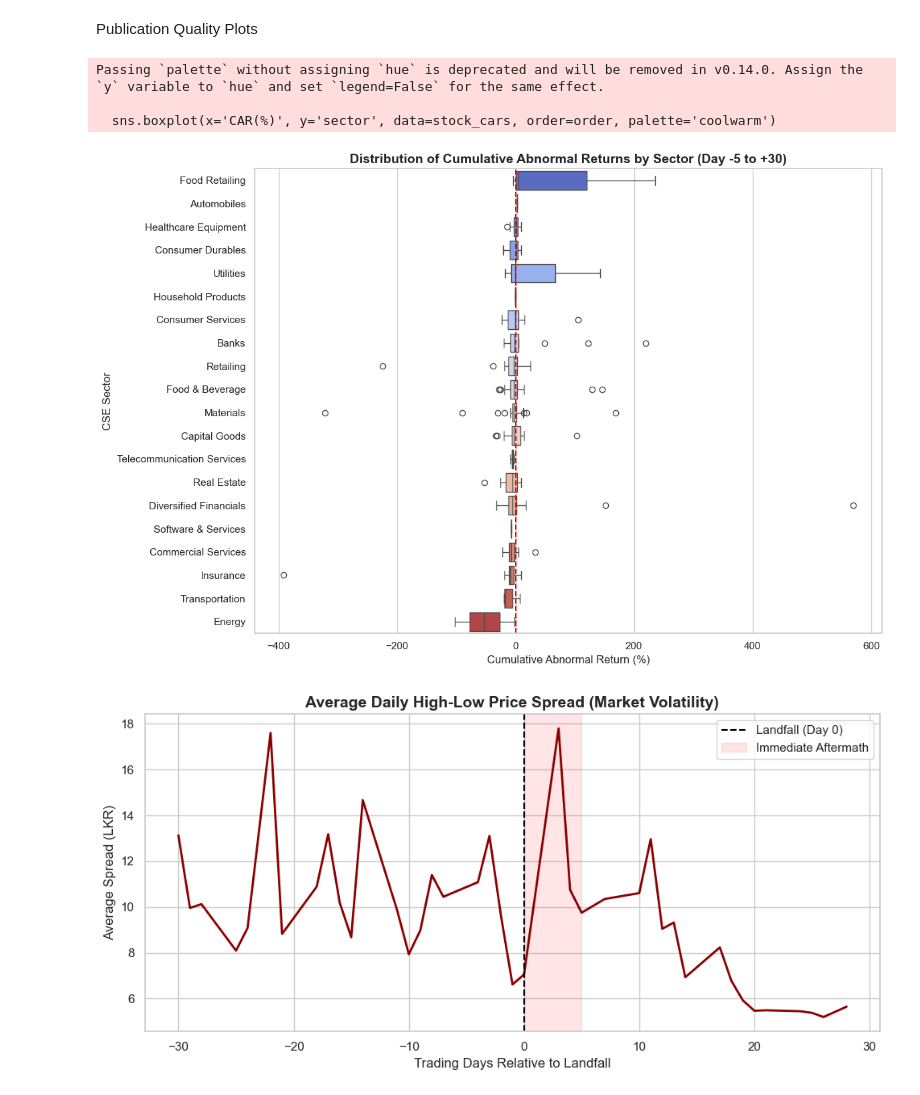
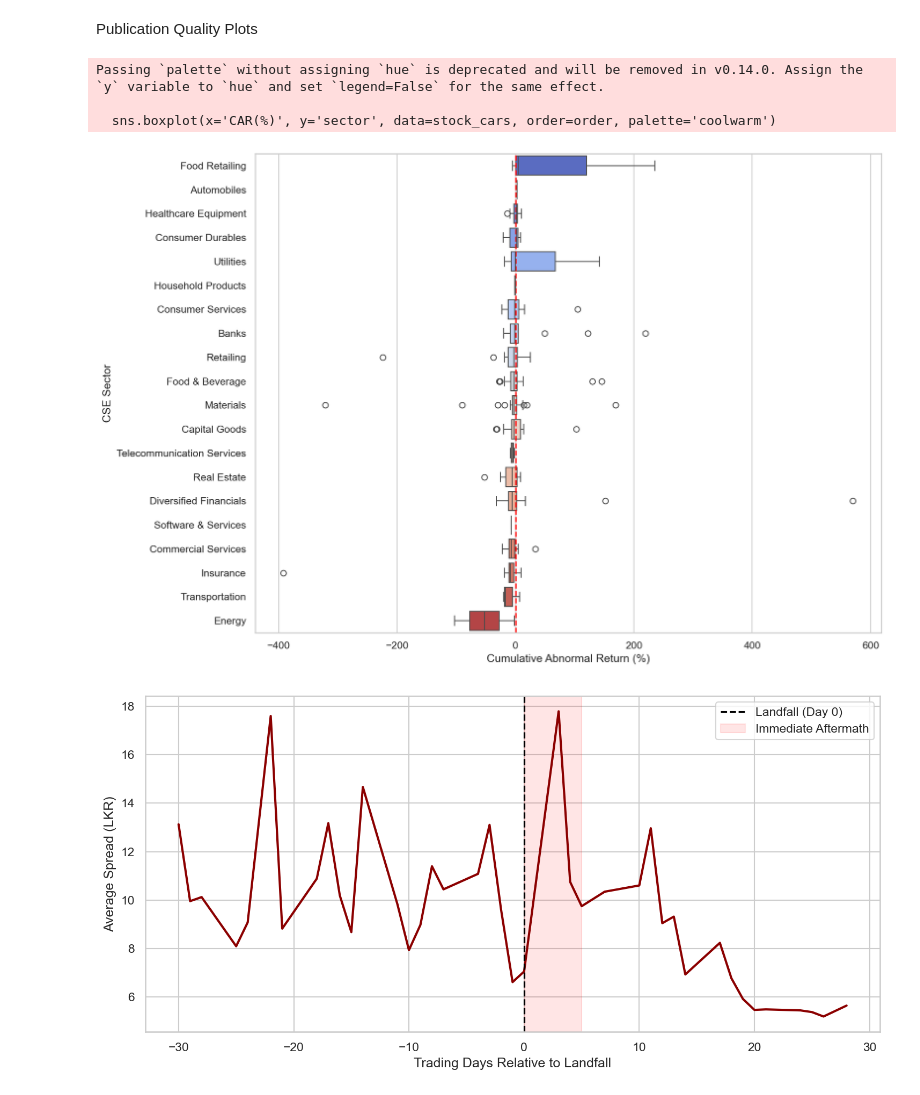
Before and after one commit to dehanf/Disaster-Shock-Market-Response, a Jupyter notebook: notebooks/Stats/07_Wilcoxon_and_Volatility.ipynb, the cells around one changed output. Drawn from its saved outputs; the diff is of its cells as text; code cells hidden in the pictures.

Commit message:
converted fig to pdf + added paper.tex

```diff
--- a/notebooks/Stats/07_Wilcoxon_and_Volatility.ipynb
+++ b/notebooks/Stats/07_Wilcoxon_and_Volatility.ipynb
@@ -18,3 +14,15 @@ Matplotlib is building the font cache; this may take a moment.
+# %%
+plt.rcParams.update({
+    'font.family'      : 'serif',
+    'font.size'        : 9,
+    'axes.titlesize'   : 10,
+    'axes.titleweight' : 'bold',
+    'axes.labelsize'   : 9,
+    'xtick.labelsize'  : 8,
+    'ytick.labelsize'  : 8,
+    'legend.fontsize'  : 8,
+    'figure.dpi'       : 150, # High resolution for paper quality
+})
 # %% [markdown]
 Load Data
 # %%
@@ -98,25 +106,24 @@ Publication Quality Plots
 # %%
 sns.set_theme(style="whitegrid")
 
 #1. Sector Car Plot[-5, +30]
 plt.figure(figsize=(12, 8))
 
 order = stock_cars.groupby('sector')['CAR(%)'].median().sort_values(ascending=False).index
 sns.boxplot(x='CAR(%)', y='sector', data=stock_cars, order=order, palette='coolwarm')
 
 plt.axvline(x=0, color='red', linestyle='--', linewidth=1.5)
-plt.title('Distribution of Cumulative Abnormal Returns by Sector (Day -5 to +30)', fontsize=14, fontweight='bold')
 plt.xlabel('Cumulative Abnormal Return (%)', fontsize=12)
 plt.ylabel('CSE Sector', fontsize=12)
 plt.tight_layout()
-plt.savefig('../../output/figs/sector_car_boxplot.png', dpi=300)
+plt.savefig('../../output/figs/sector_car_boxplot.pdf', dpi=300)
 plt.show()
 plt.close()
 # %% [output]
 Passing `palette` without assigning `hue` is deprecated and will be removed in v0.14.0. Assign the `y` variable to `hue` and set `legend=False` for the same effect.
 
   sns.boxplot(x='CAR(%)', y='sector', data=stock_cars, order=order, palette='coolwarm')
-[figure, old version]
+[figure, new version]
 # %%
 #2. Market Volatility over Time
 
@@ -126,16 +133,15 @@ plt.figure(figsize=(10, 5))
 sns.lineplot(x='day', y='Spread', data=daily_spread, color='darkred', linewidth=2)
 plt.axvline(x=0, color='black', linestyle='--', linewidth=1.5, label='Landfall (Day 0)')
 plt.axvspan(0, 5, color='red', alpha=0.1, label='Immediate Aftermath')
-plt.title('Average Daily High-Low Price Spread (Market Volatility)', fontsize=14, fontweight='bold')
 plt.xlabel('Trading Days Relative to Landfall', fontsize=12)
 plt.ylabel('Average Spread (LKR)', fontsize=12)
 plt.legend()
 plt.tight_layout()
-plt.savefig('../../output/figs/market_volatility_lineplot.png', dpi=300)
+plt.savefig('../../output/figs/market_volatility_lineplot.pdf', dpi=300)
 plt.show()
 plt.close()
 # %% [output]
-[figure, old version]
+[figure, new version]
 # %%
 #3. Market Liquidity over Time
 
```
Also changed, not shown: parts of 2 cells of this notebook, 10 other files.
